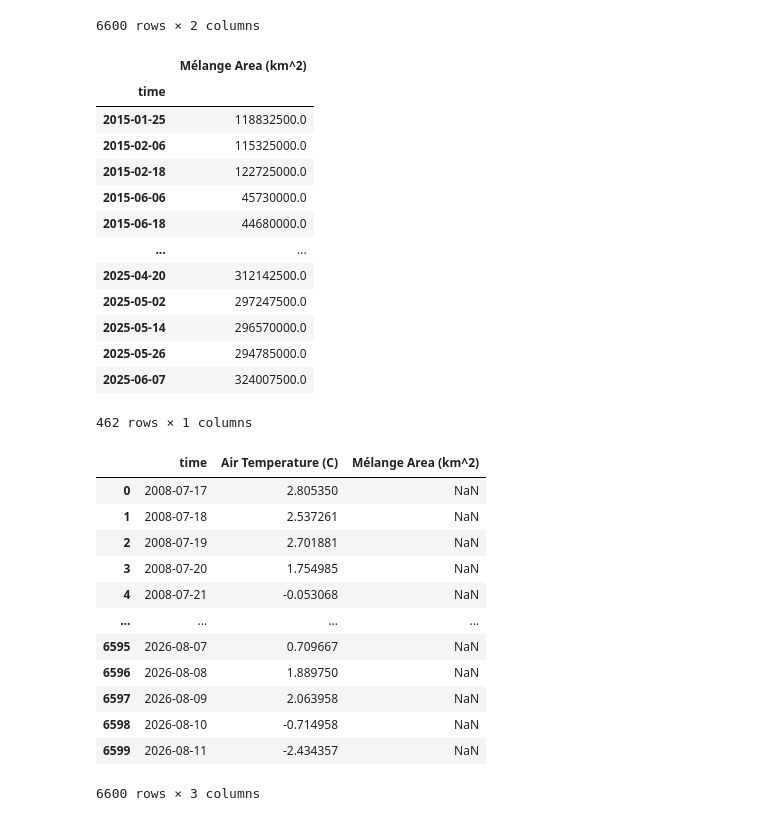
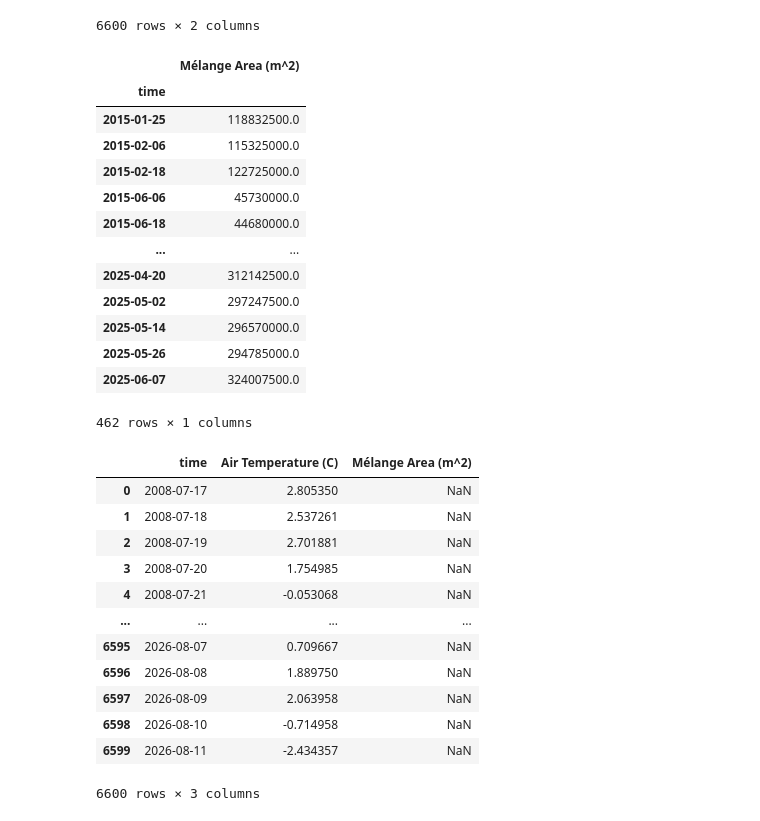
Before and after one commit to cjense/negis-seasonality, a Jupyter notebook: make_tabulardata.ipynb, the cells around one changed output. Drawn from its saved outputs; the diff is of its cells as text; code cells hidden in the pictures.

```diff
--- a/make_tabulardata.ipynb
+++ b/make_tabulardata.ipynb
@@ -142,10 +147,10 @@ airtemp
 | 6599 | 2026-08-11 | -2.434357 |
 6600 rows × 2 columns
 # %%
-melangearea = melangearea.rename(columns={'non_nan_area':'Mélange Area (km^2)'})
+melangearea = melangearea.rename(columns={'non_nan_area':'Mélange Area (m^2)'})
 melangearea
 # %% [output]
-|  | Mélange Area (km^2) |
+|  | Mélange Area (m^2) |
 | time |  |
 | 2015-01-25 | 118832500.0 |
 | 2015-02-06 | 115325000.0 |
@@ -163,7 +168,7 @@ melangearea
 combined_2 = pd.merge(airtemp, melangearea, on='time', how='outer')
 combined_2
 # %% [output]
-|  | time | Air Temperature (C) | Mélange Area (km^2) |
+|  | time | Air Temperature (C) | Mélange Area (m^2) |
 | 0 | 2008-07-17 | 2.805350 | NaN |
 | 1 | 2008-07-18 | 2.537261 | NaN |
 | 2 | 2008-07-19 | 2.701881 | NaN |
```
Also changed, not shown: parts of 9 cells of this notebook.
